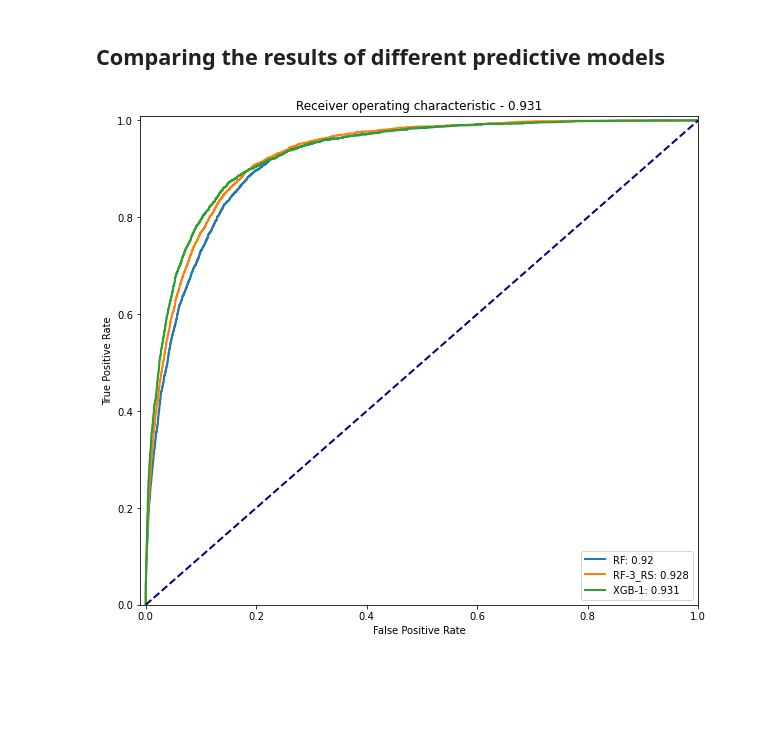
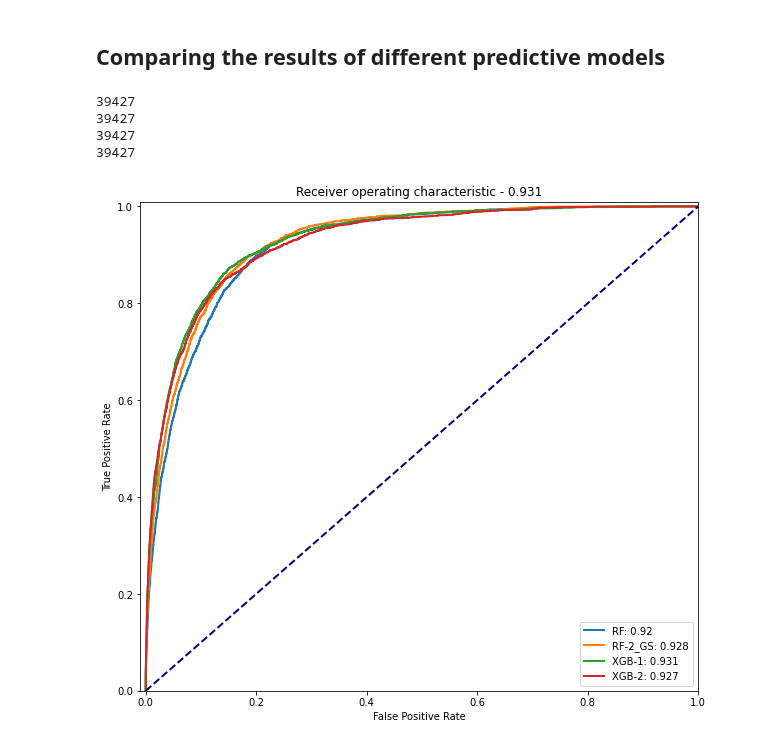
Before and after one commit to MishaDar22/Suspicious_network_event_recognition, a Jupyter notebook: 3_XGB.ipynb, the cells around one changed output. Cells and saved outputs as stored; diff of their text form; code cells hidden in the pictures; blank space fills up the shorter version.

```diff
--- a/3_XGB.ipynb
+++ b/3_XGB.ipynb
@@ -280,23 +315,31 @@ Length valid: 3943
 with open("output/models/model_RF_1.p", "rb") as fp:
     model_RF_1 = pickle.load(fp)
 
-# with open("output/models/model_RF_2.p", "rb") as fp:
-#     model_RF_2 = pickle.load(fp)
+with open("output/models/model_RF_2.p", "rb") as fp:
+    model_RF_2 = pickle.load(fp)
 
-with open("output/models/model_RF_3.p", "rb") as fp:
-    model_RF_3 = pickle.load(fp)
+# with open("output/models/model_RF_3.p", "rb") as fp:
+#     model_RF_3 = pickle.load(fp)
 
 with open("output/models/model_xgb_1.p", "rb") as fp:
     model_xgb_1 = pickle.load(fp)
+
+with open("output/models/model_xgb_2.p", "rb") as fp:
+    model_xgb_2 = pickle.load(fp)
 # %%
 # Prepare data for the AUC-ROC curve
 res2plot = []
 true = preprocessed_train_df[target].sort_index()
-for result in [model_RF_1, model_RF_3, model_xgb_1]:
+for result in [model_RF_1, model_RF_2, model_xgb_1, model_xgb_2]:
     pred = pd.Series(sum(result["predictions"], []), index=sum(result["indices"], [])).sort_index()
+    print(len(pred))
     res2plot.append((true, pred, result["name"]))
 
 # Plot AUC-ROC curves
 plot_roc_auc(res2plot)
 # %% [output]
+39427
+39427
+39427
+39427
-[figure, old version]
+[figure, new version]
```
Also changed, not shown: parts of 5 cells of this notebook, 3 other files.
